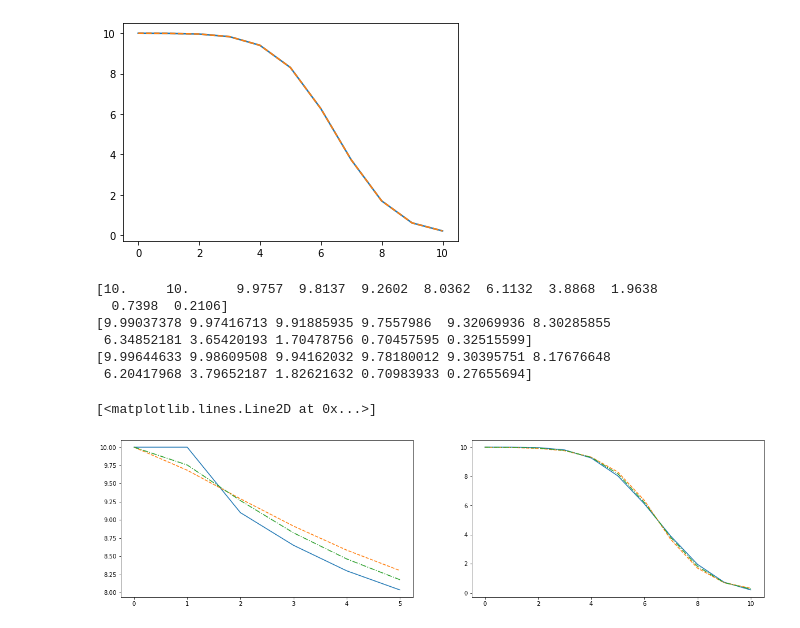
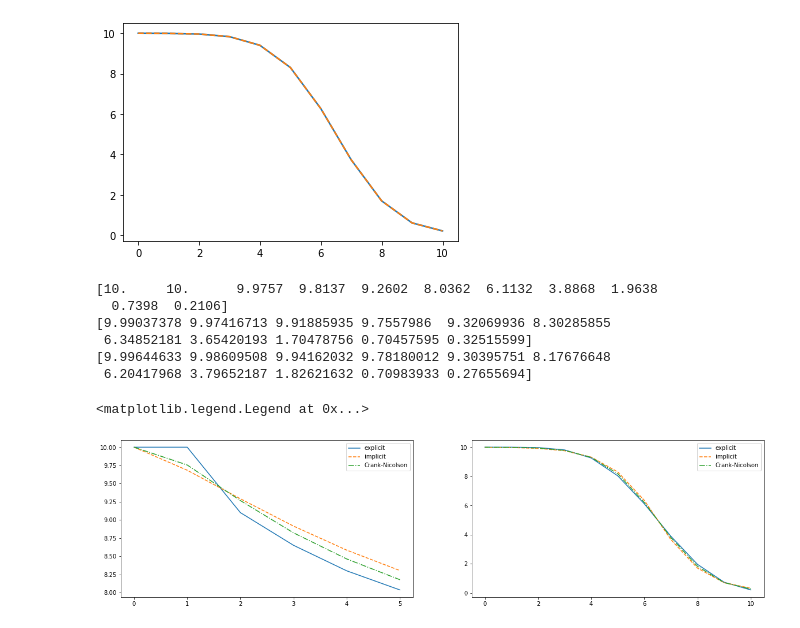
Before and after one commit to viluiz/numpde, a Jupyter notebook: Diffusion-Heat_equation_finite_differences.ipynb, the cells around one changed output. Saved outputs shown, nothing was run; the diff lists cells and outputs as text; code cells hidden in the pictures.

```diff
--- a/Diffusion-Heat_equation_finite_differences.ipynb
+++ b/Diffusion-Heat_equation_finite_differences.ipynb
@@ -407,20 +453,22 @@ Error =  1.7763568394002505e-15
 # %%
 print(u_exp[-1])
 print(u_imp[-1])
 print(u_cn[-1])
 fig, axes = plt.subplots(1,2, figsize=(20,5))
 axes[0].plot(np.array(u_exp)[:,5])
 axes[0].plot(np.array(u_imp)[:,5],'--')
 axes[0].plot(np.array(u_cn)[:,5],'-.')
+axes[0].legend(['explicit','implicit','Crank-Nicolson'])
 axes[1].plot(u_exp[-1])
 axes[1].plot(u_imp[-1],'--')
 axes[1].plot(u_cn[-1],'-.')
+axes[1].legend(['explicit','implicit','Crank-Nicolson'])
 # %% [output]
 [10.     10.      9.9757  9.8137  9.2602  8.0362  6.1132  3.8868  1.9638
   0.7398  0.2106]
 [9.99037378 9.97416713 9.91885935 9.7557986  9.32069936 8.30285855
  6.34852181 3.65420193 1.70478756 0.70457595 0.32515599]
 [9.99644633 9.98609508 9.94162032 9.78180012 9.30395751 8.17676648
  6.20417968 3.79652187 1.82621632 0.70983933 0.27655694]
-[<matplotlib.lines.Line2D at 0x...>]
+<matplotlib.legend.Legend at 0x...>
-[figure, old version]
+[figure, new version]
```
Also changed, not shown: parts of 2 cells of this notebook, 2 other files.
